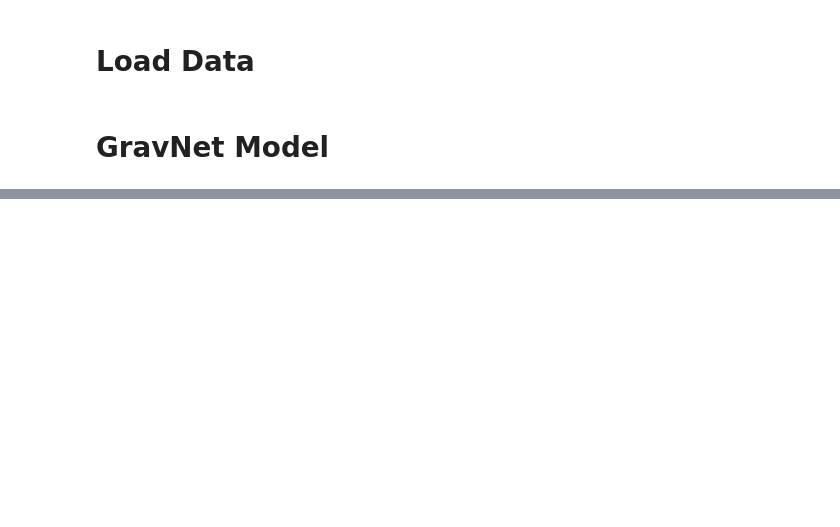
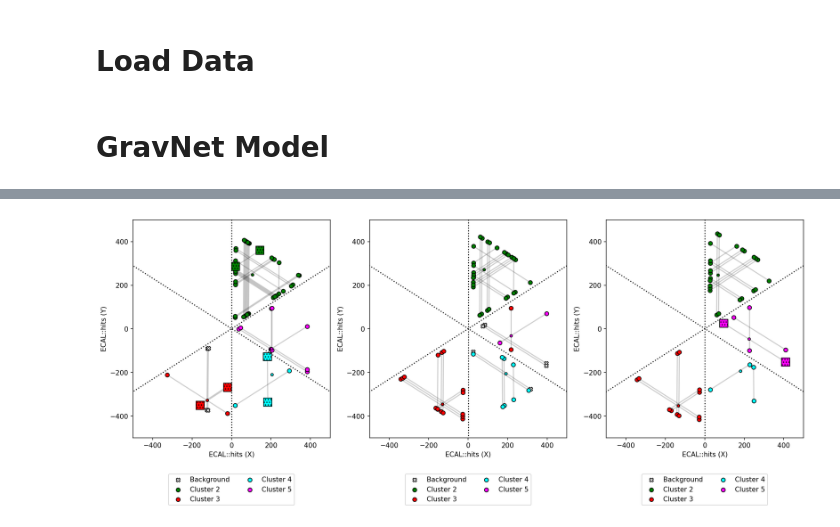
Before and after one commit to Gregtom3/neutneut, a Jupyter notebook: analysis/neutron_ml/test_v2_oc.ipynb, the cells around one changed output, grey strips where cells are left out. Saved outputs shown, nothing was run; the diff lists cells and outputs as text; code cells hidden in the pictures; blank space fills up the shorter version.

```diff
--- a/analysis/neutron_ml/test_v2_oc.ipynb
+++ b/analysis/neutron_ml/test_v2_oc.ipynb
@@ -227,0 +430,11 @@ df.rename(columns={'event': 'event_number',
+# %%
+import matplotlib.pyplot as plt
+plotter = ModelEcalPlotter(df, use_clas_calo_scale=True)
+fig, axs = plt.subplots(1, 3, figsize=(18, 6), dpi=150, facecolor='white')
+axs = axs.flatten()
+plotter.plot_clustered_ecal_peaks_v2(ax=axs[0],layergroup=[1,2,3])
+plotter.plot_clustered_ecal_peaks_v2(ax=axs[1],layergroup=[4,5,6])
+plotter.plot_clustered_ecal_peaks_v2(ax=axs[2],layergroup=[7,8,9])
+plt.show()
+# %% [output]
+[figure, added]
```
Also changed, not shown: parts of 33 cells of this notebook.
